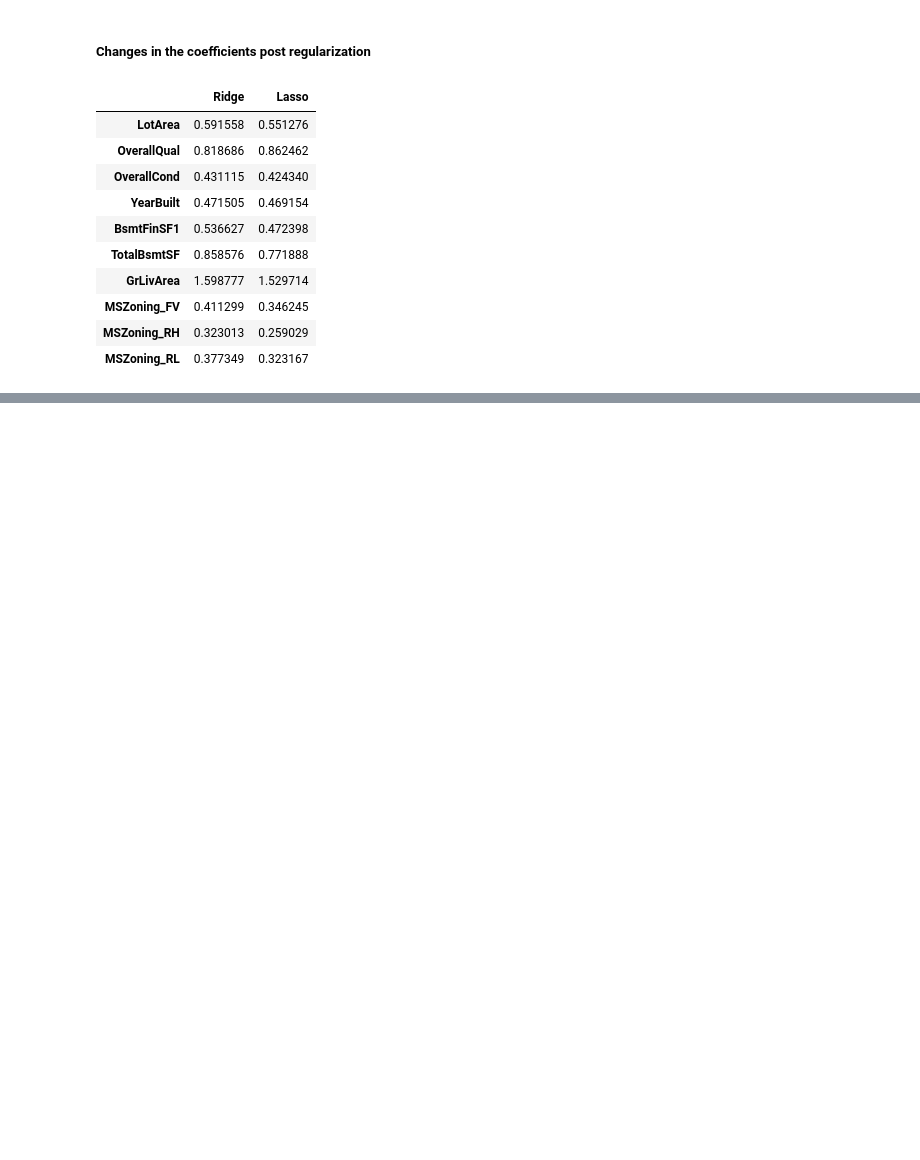
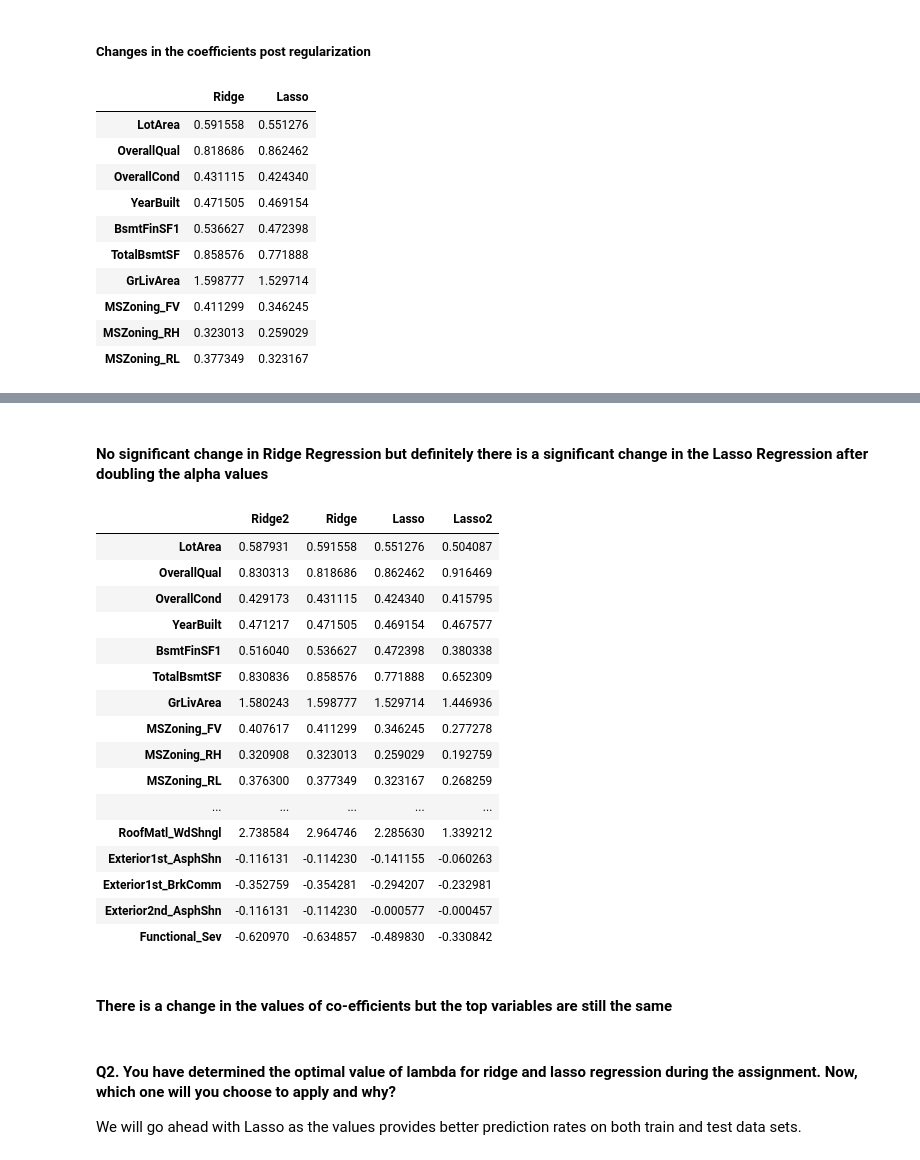
Before and after one commit to mahesh031/Advanced-Regression, a Jupyter notebook: surprise-housing.ipynb, the cells around one changed output, grey strips where cells are left out. Saved outputs shown, nothing was run; the diff lists cells and outputs as text; code cells hidden in the pictures; blank space fills up the shorter version.

```diff
--- a/surprise-housing.ipynb
+++ b/surprise-housing.ipynb
@@ -1065,0 +1123,32 @@ The r2_score of Lasso is slightly higher than Ridge for the test dataset so we w
+# %%
+alpha = 0.0002
+lasso2 = Lasso(alpha=alpha)
+lasso2.fit(X_train1, y_train)
+
+y_pred_train = lasso2.predict(X_train1)
+y_pred_test = lasso2.predict(X_test1)
+
+metric5 = []
+r2_train_lr = r2_score(y_train, y_pred_train)
+print(r2_train_lr)
+metric5.append(r2_train_lr)
+
+r2_test_lr = r2_score(y_test, y_pred_test)
+print(r2_test_lr)
+metric5.append(r2_test_lr)
+
+rss1_lr = np.sum(np.square(y_train - y_pred_train))
+print(rss1_lr)
+metric5.append(rss1_lr)
+
+rss2_lr = np.sum(np.square(y_test - y_pred_test))
+print(rss2_lr)
+metric5.append(rss2_lr)
+
+mse_train_lr = mean_squared_error(y_train, y_pred_train)
+print(mse_train_lr)
+metric5.append(mse_train_lr**0.5)
+
+mse_test_lr = mean_squared_error(y_test, y_pred_test)
+print(mse_test_lr)
+metric5.append(mse_test_lr**0.5)
@@ -1065,0 +1186,36 @@ The r2_score of Lasso is slightly higher than Ridge for the test dataset so we w
+# %% [markdown]
+#### No significant change in Ridge Regression but definitely there is a significant change in the Lasso Regression after doubling the alpha values
+# %%
+#important predictor variables
+betas = pd.DataFrame(index=X_train1.columns)
+betas.rows = X_train1.columns
+betas['Ridge2'] = ridge2.coef_
+betas['Ridge'] = ridge.coef_
+betas['Lasso'] = lasso.coef_
+betas['Lasso2'] = lasso2.coef_
+pd.set_option('display.max_rows', None)
+betas.head(68)
+# %% [output]
+|  | Ridge2 | Ridge | Lasso | Lasso2 |
+| LotArea | 0.587931 | 0.591558 | 0.551276 | 0.504087 |
+| OverallQual | 0.830313 | 0.818686 | 0.862462 | 0.916469 |
+| OverallCond | 0.429173 | 0.431115 | 0.424340 | 0.415795 |
+| YearBuilt | 0.471217 | 0.471505 | 0.469154 | 0.467577 |
+| BsmtFinSF1 | 0.516040 | 0.536627 | 0.472398 | 0.380338 |
+| TotalBsmtSF | 0.830836 | 0.858576 | 0.771888 | 0.652309 |
+| GrLivArea | 1.580243 | 1.598777 | 1.529714 | 1.446936 |
+| MSZoning_FV | 0.407617 | 0.411299 | 0.346245 | 0.277278 |
+| MSZoning_RH | 0.320908 | 0.323013 | 0.259029 | 0.192759 |
+| MSZoning_RL | 0.376300 | 0.377349 | 0.323167 | 0.268259 |
+| ... | ... | ... | ... | ... |
+| RoofMatl_WdShngl | 2.738584 | 2.964746 | 2.285630 | 1.339212 |
+| Exterior1st_AsphShn | -0.116131 | -0.114230 | -0.141155 | -0.060263 |
+| Exterior1st_BrkComm | -0.352759 | -0.354281 | -0.294207 | -0.232981 |
+| Exterior2nd_AsphShn | -0.116131 | -0.114230 | -0.000577 | -0.000457 |
+| Functional_Sev | -0.620970 | -0.634857 | -0.489830 | -0.330842 |
+# %% [markdown]
+#### There is a change in the values of co-efficients but the top variables are still the same
+# %% [markdown]
+#### Q2. You have determined the optimal value of lambda for ridge and lasso regression during the assignment. Now, which one will you choose to apply and why?
+
+We will go ahead with Lasso as the values provides better prediction rates on both train and test data sets.
```
Also changed, not shown: parts of 20 cells of this notebook.
